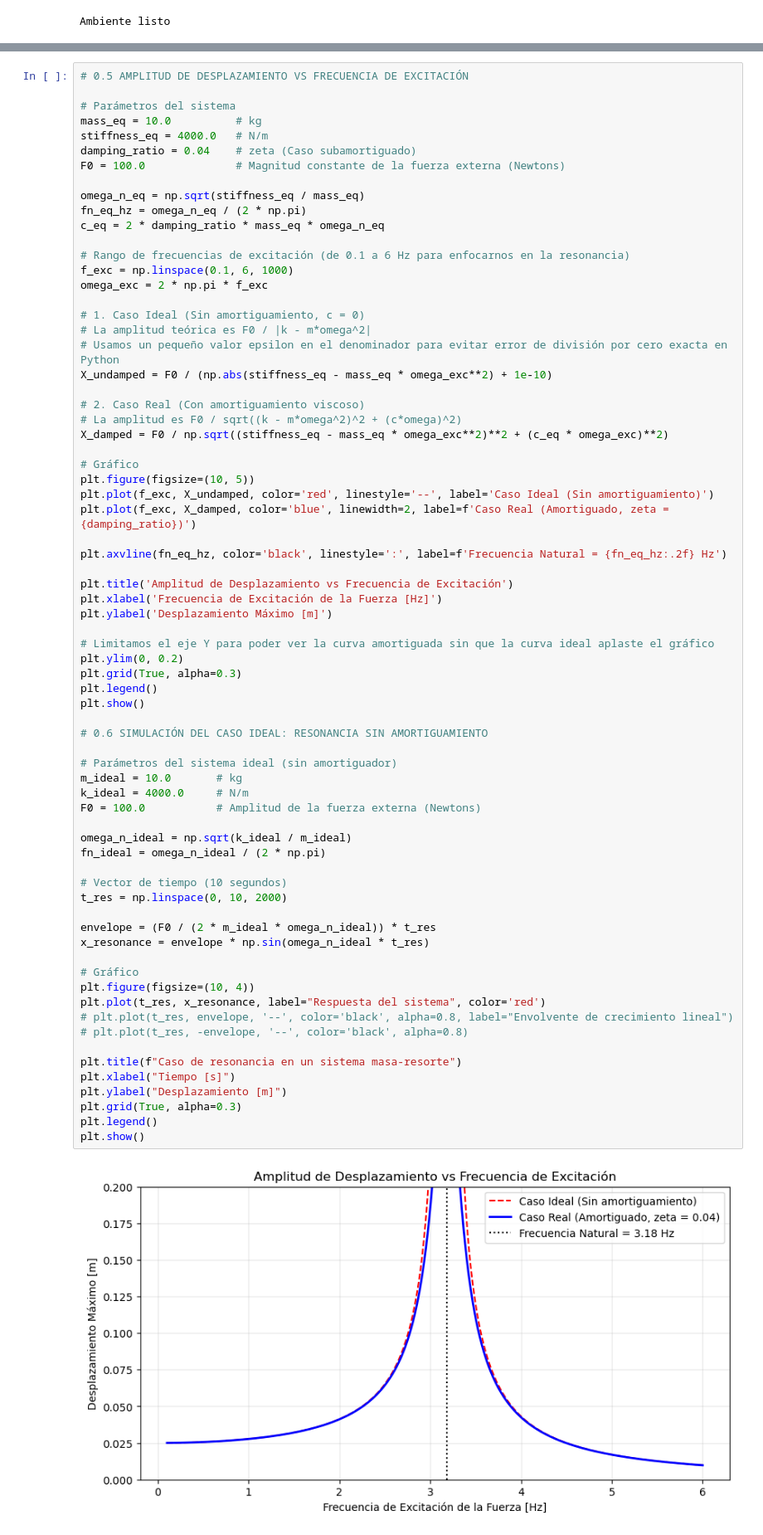
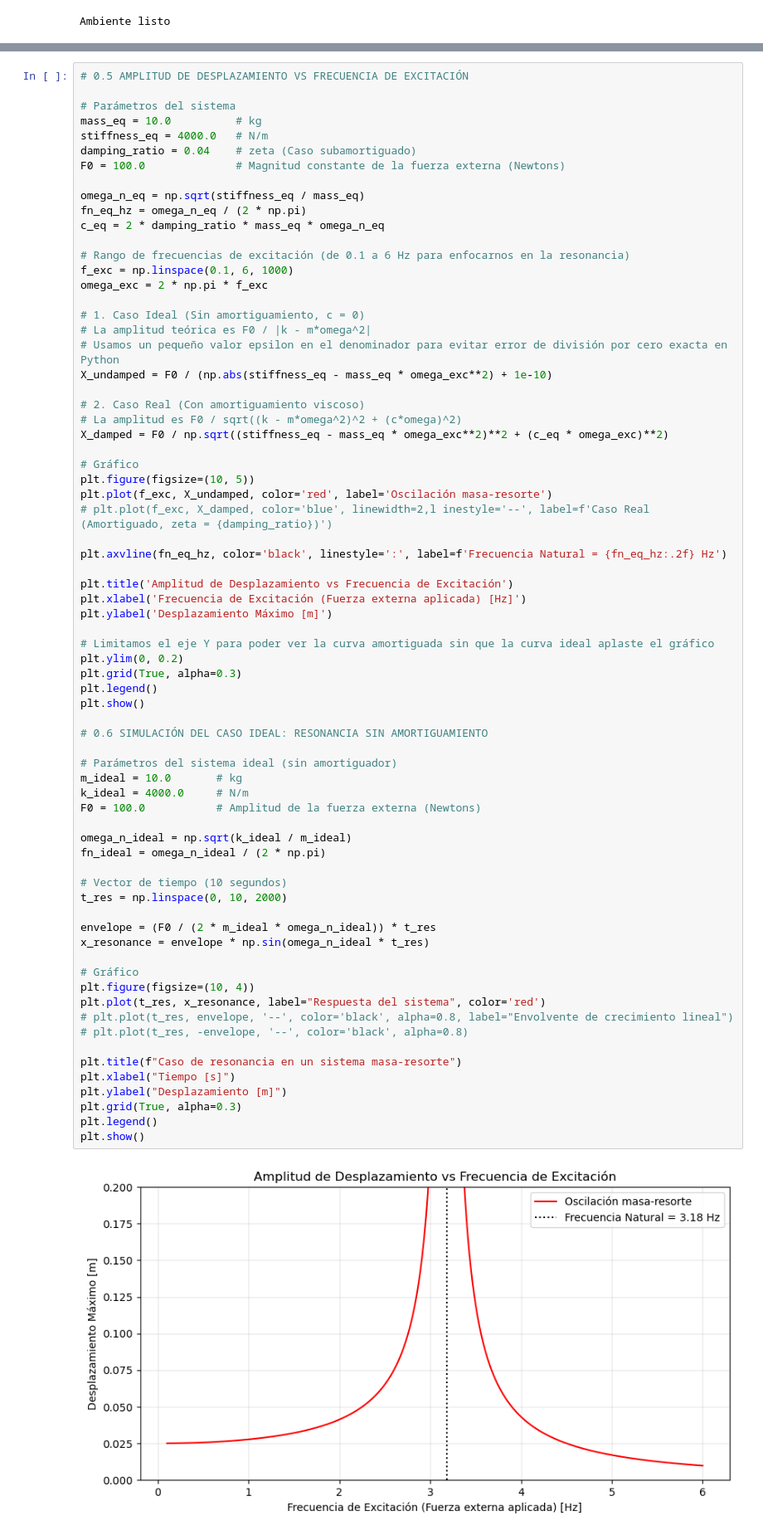
Before and after one commit to SebMunV/tarea-2-amortiguacion-decremento-functransf, a Jupyter notebook: notebooks/v2-presentacion-vibraciones.ipynb, the cells around one changed output, grey strips where cells are left out. Shown at 83% size. Saved outputs shown, nothing was run; the diff lists cells and outputs as text.

Commit message:
Añadidas comparaciones casos amort y corregidos códigos

```diff
--- a/notebooks/v2-presentacion-vibraciones.ipynb
+++ b/notebooks/v2-presentacion-vibraciones.ipynb
@@ -64,13 +72,13 @@ X_damped = F0 / np.sqrt((stiffness_eq - mass_eq * omega_exc**2)**2 + (c_eq * ome
 
 # Gráfico
 plt.figure(figsize=(10, 5))
-plt.plot(f_exc, X_undamped, color='red', linestyle='--', label='Caso Ideal (Sin amortiguamiento)')
-plt.plot(f_exc, X_damped, color='blue', linewidth=2, label=f'Caso Real (Amortiguado, zeta = {damping_ratio})')
+plt.plot(f_exc, X_undamped, color='red', label='Oscilación masa-resorte')
+# plt.plot(f_exc, X_damped, color='blue', linewidth=2,l inestyle='--', label=f'Caso Real (Amortiguado, zeta = {damping_ratio})')
 
 plt.axvline(fn_eq_hz, color='black', linestyle=':', label=f'Frecuencia Natural = {fn_eq_hz:.2f} Hz')
 
 plt.title('Amplitud de Desplazamiento vs Frecuencia de Excitación')
-plt.xlabel('Frecuencia de Excitación de la Fuerza [Hz]')
+plt.xlabel('Frecuencia de Excitación (Fuerza externa aplicada) [Hz]')
 plt.ylabel('Desplazamiento Máximo [m]')
 
 # Limitamos el eje Y para poder ver la curva amortiguada sin que la curva ideal aplaste el gráfico
@@ -81,34 +89,34 @@ plt.show()
 
 # 0.6 SIMULACIÓN DEL CASO IDEAL: RESONANCIA SIN AMORTIGUAMIENTO
 
 # Parámetros del sistema ideal (sin amortiguador)
 m_ideal = 10.0       # kg
 k_ideal = 4000.0     # N/m
 F0 = 100.0           # Amplitud de la fuerza externa (Newtons)
 
 omega_n_ideal = np.sqrt(k_ideal / m_ideal)
 fn_ideal = omega_n_ideal / (2 * np.pi)
 
 # Vector de tiempo (10 segundos)
 t_res = np.linspace(0, 10, 2000)
 
 envelope = (F0 / (2 * m_ideal * omega_n_ideal)) * t_res
 x_resonance = envelope * np.sin(omega_n_ideal * t_res)
 
 # Gráfico
 plt.figure(figsize=(10, 4))
 plt.plot(t_res, x_resonance, label="Respuesta del sistema", color='red')
 # plt.plot(t_res, envelope, '--', color='black', alpha=0.8, label="Envolvente de crecimiento lineal")
 # plt.plot(t_res, -envelope, '--', color='black', alpha=0.8)
 
 plt.title(f"Caso de resonancia en un sistema masa-resorte")
 plt.xlabel("Tiempo [s]")
 plt.ylabel("Desplazamiento [m]")
 plt.grid(True, alpha=0.3)
 plt.legend()
 plt.show()
 # %% [output]
-[figure, old version]
+[figure, new version]
 [figure]
 # %% [markdown]
 La solución para este problema se logra mediante el **amortiguamiento**. Al agregarlo, la ecuación real es:
```
Also changed, not shown: parts of 9 cells of this notebook.
